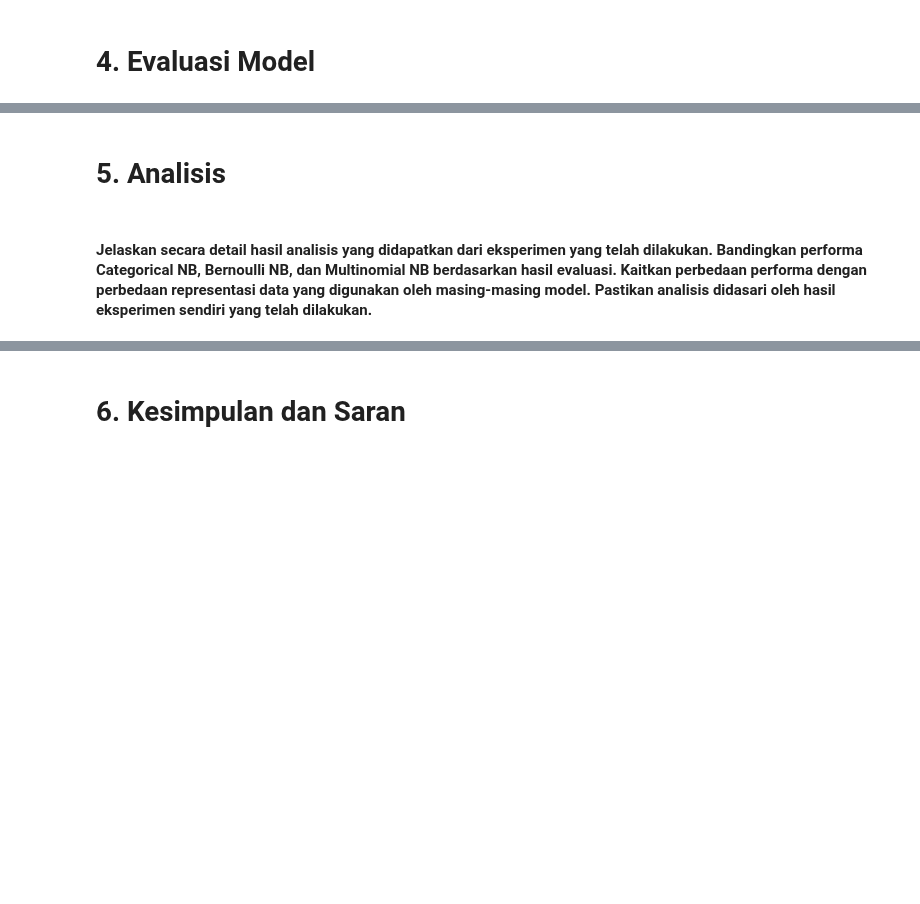
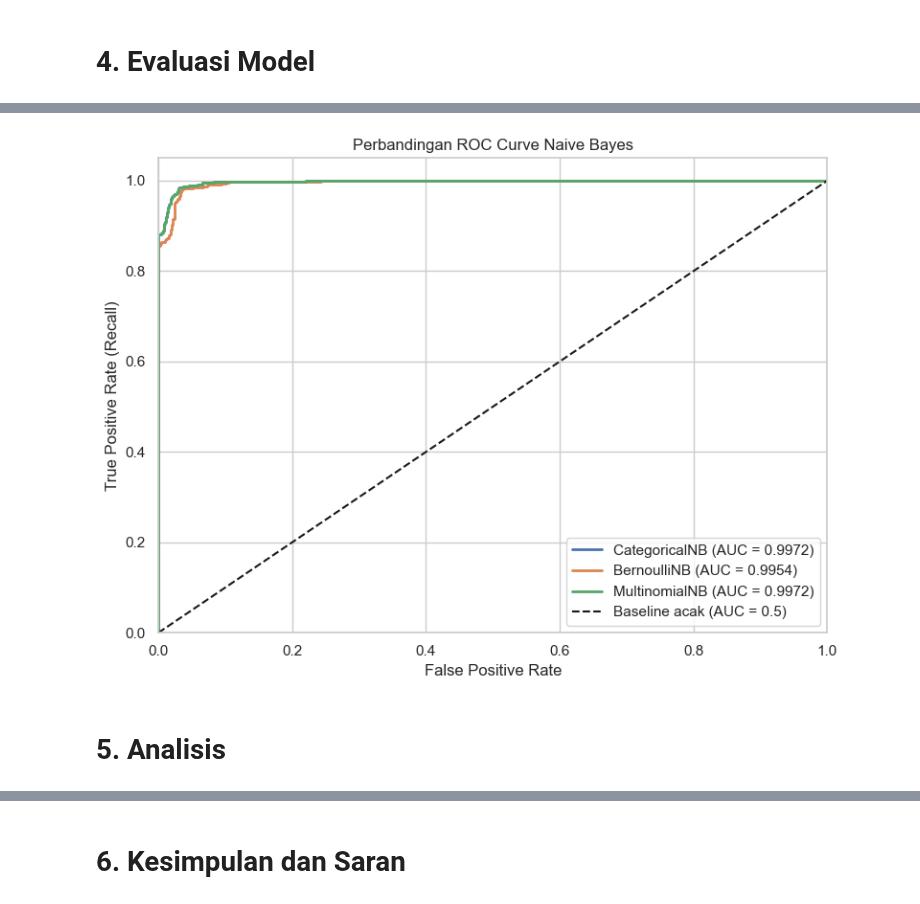
Before and after one commit to Cream3r/Modul-Praktikum-ML-RKA, a Jupyter notebook: 2.Naive_Bayes,Logistic_Regression/1_NB_Logreg_NRP.ipynb, the cells around one changed output, grey strips where cells are left out. Cells and saved outputs as stored; diff of their text form; code cells hidden in the pictures; blank space fills up the shorter version.

```diff
--- a/2.Naive_Bayes,Logistic_Regression/1_NB_Logreg_NRP.ipynb
+++ b/2.Naive_Bayes,Logistic_Regression/1_NB_Logreg_NRP.ipynb
@@ -119,4 +564,30 @@ MultinomialNB membutuhkan input non-negatif dan menginterpretasikannya sebagai f
+# %%
+probabilitas_model = {
+    "CategoricalNB": y_proba_categorical_nb,
+    "BernoulliNB": y_proba_bernoulli_nb,
+    "MultinomialNB": y_proba_multinomial_nb
+}
+
+fig, ax = plt.subplots(figsize=(8, 6))
+
+for nama, probabilitas in probabilitas_model.items():
+    fpr, tpr, _ = roc_curve(y_test, probabilitas, pos_label=1)
+    auc = roc_auc_score(y_test, probabilitas)
+
+    ax.plot(fpr, tpr, linewidth=2, label=f"{nama} (AUC = {auc:.4f})")
+
+ax.plot([0, 1], [0, 1], "k--", label="Baseline acak (AUC = 0.5)")
+
+ax.set_title("Perbandingan ROC Curve Naive Bayes")
+ax.set_xlabel("False Positive Rate")
+ax.set_ylabel("True Positive Rate (Recall)")
+ax.set_xlim(0, 1)
+ax.set_ylim(0, 1.05)
+ax.legend(loc="lower right")
+
+plt.tight_layout()
+plt.show()
+# %% [output]
+[figure, added]
 # %% [markdown]
 # 5. Analisis
-# %% [markdown]
-#### Jelaskan secara detail hasil analisis yang didapatkan dari eksperimen yang telah dilakukan. Bandingkan performa Categorical NB, Bernoulli NB, dan Multinomial NB berdasarkan hasil evaluasi. Kaitkan perbedaan performa dengan perbedaan representasi data yang digunakan oleh masing-masing model. Pastikan analisis didasari oleh hasil eksperimen sendiri yang telah dilakukan.
```
Also changed, not shown: parts of 43 cells of this notebook, 2 other files.
